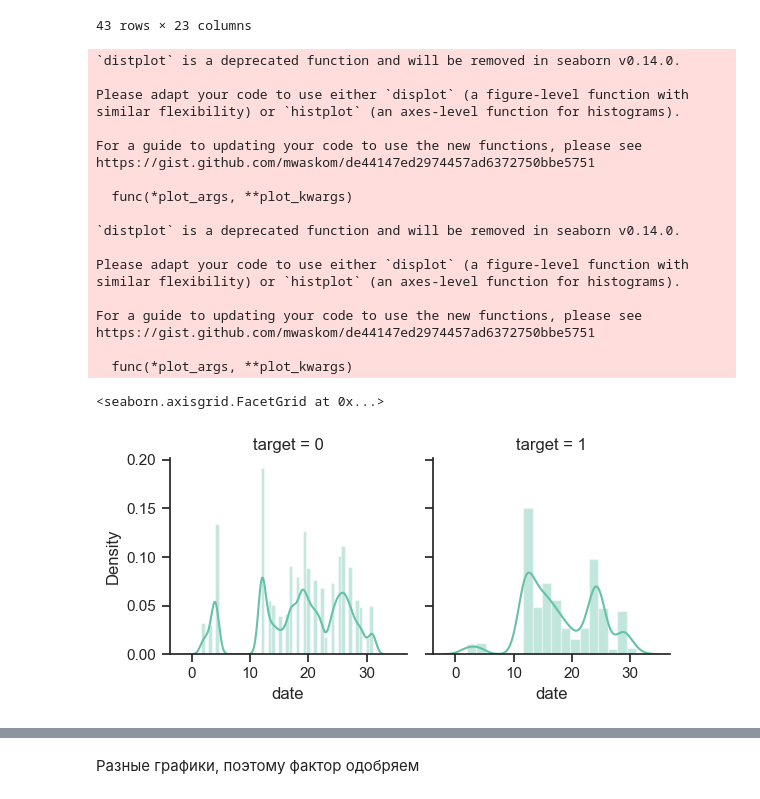
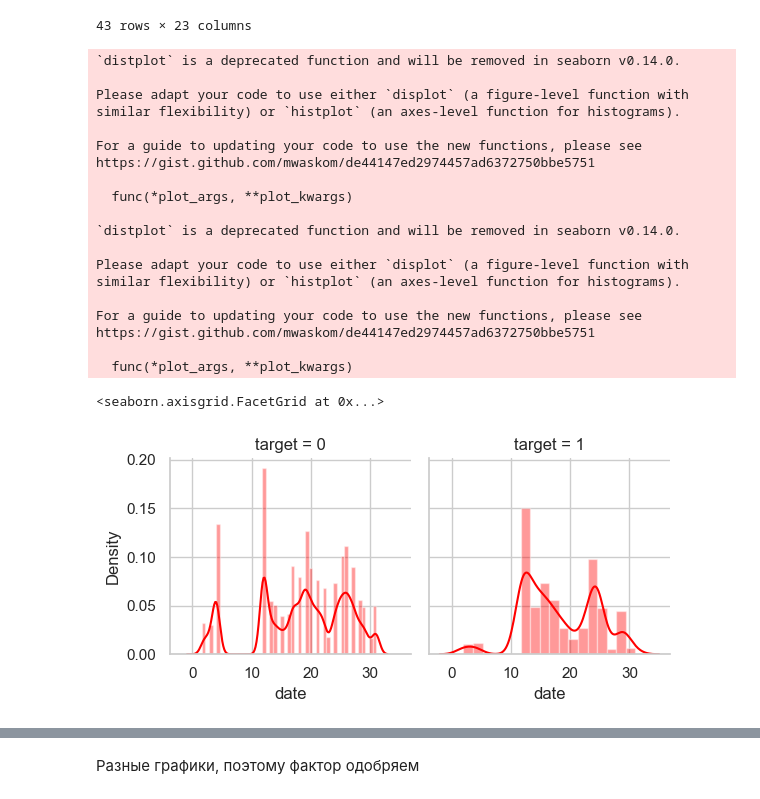
Before and after one commit to newmockingjay/alice, a Jupyter notebook: alice.ipynb, the cells around one changed output, grey strips where cells are left out. Saved outputs shown, nothing was run; the diff lists cells and outputs as text; code cells hidden in the pictures.

```diff
--- a/alice.ipynb
+++ b/alice.ipynb
@@ -141,8 +141,9 @@ train_df.groupby(['target',"month"]).count()
 |  | 12 | 134 | 134 | 134 | 134 | 134 | 134 | 134 | 134 | 134 | 133 | ... |
 # %%
 #рисуем график
+sns.set(style="whitegrid")
 graph = sns.FacetGrid(train_df, col="target")
-graph.map(sns.distplot, "month")
+graph.map(sns.distplot, "month", color='red')
 # %% [output]
 `distplot` is a deprecated function and will be removed in seaborn v0.14.0.
 
@@ -208,8 +237,9 @@ train_df['total time train'] = total_time_train
 test_df['total time test'] = total_time_test
 # %%
 # Рисуем график
+sns.set(style="whitegrid")
 graph = sns.FacetGrid(train_df, col="target")
-graph.map(sns.distplot, "total time train")
+graph.map(sns.distplot, "total time train", color='red')
 # %% [output]
 `distplot` is a deprecated function and will be removed in seaborn v0.14.0.
 
@@ -258,8 +288,10 @@ train_df.groupby(['target',"day"]).count()
 |  | 6 | 1 | 1 | 1 | 0 | 1 | 0 | 1 | 0 | 1 | 0 | ... |
 14 rows × 22 columns
 # %%
+# Рисуем график
+sns.set(style="whitegrid")
 graph = sns.FacetGrid(train_df, col="target")
-graph.map(sns.distplot, 'day')
+graph.map(sns.distplot, 'day', color='red')
 # %% [output]
 `distplot` is a deprecated function and will be removed in seaborn v0.14.0.
 
@@ -316,27 +376,29 @@ train_df.groupby(['target',"date"]).count()
 |  | 31 | 22 | 22 | 22 | 22 | 22 | 21 | 22 | 21 | 22 | 21 | ... |
 43 rows × 23 columns
 # %%
+# Рисуем график
+sns.set(style="whitegrid")
 graph = sns.FacetGrid(train_df, col="target")
-graph.map(sns.distplot, "date")
+graph.map(sns.distplot, 'date', color='red')
 # %% [output]
 `distplot` is a deprecated function and will be removed in seaborn v0.14.0.
 
 Please adapt your code to use either `displot` (a figure-level function with
 similar flexibility) or `histplot` (an axes-level function for histograms).
 
 For a guide to updating your code to use the new functions, please see
 https://gist.github.com/mwaskom/de44147ed2974457ad6372750bbe5751
 
   func(*plot_args, **plot_kwargs)
 
 `distplot` is a deprecated function and will be removed in seaborn v0.14.0.
 
 Please adapt your code to use either `displot` (a figure-level function with
 similar flexibility) or `histplot` (an axes-level function for histograms).
 
 For a guide to updating your code to use the new functions, please see
 https://gist.github.com/mwaskom/de44147ed2974457ad6372750bbe5751
 
   func(*plot_args, **plot_kwargs)
 <seaborn.axisgrid.FacetGrid at 0x...>
-[figure, old version]
+[figure, new version]
```
Also changed, not shown: parts of 8 cells of this notebook, 1 other file.
